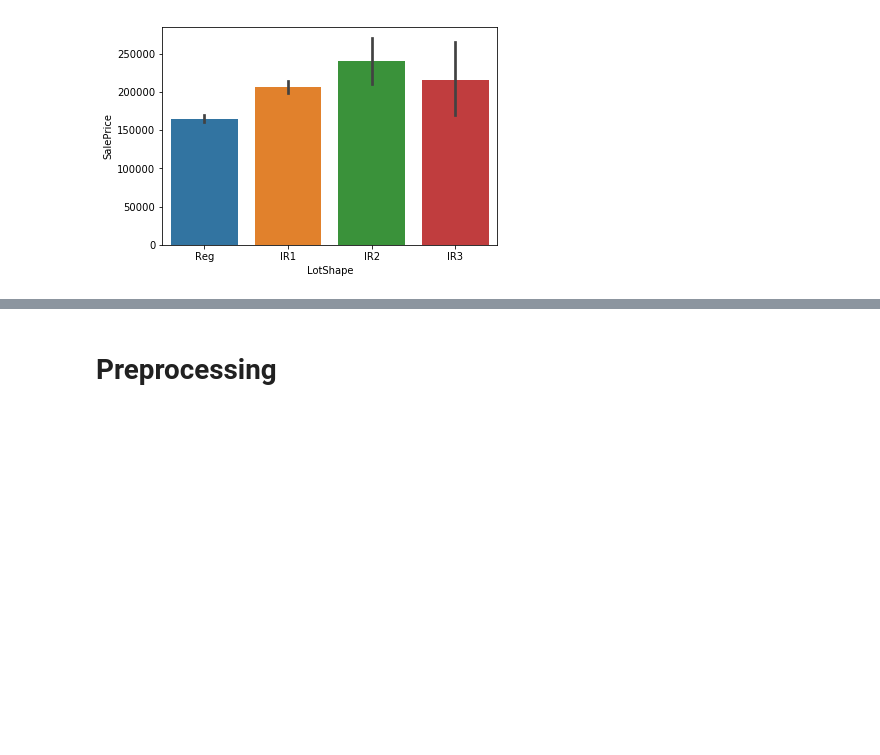
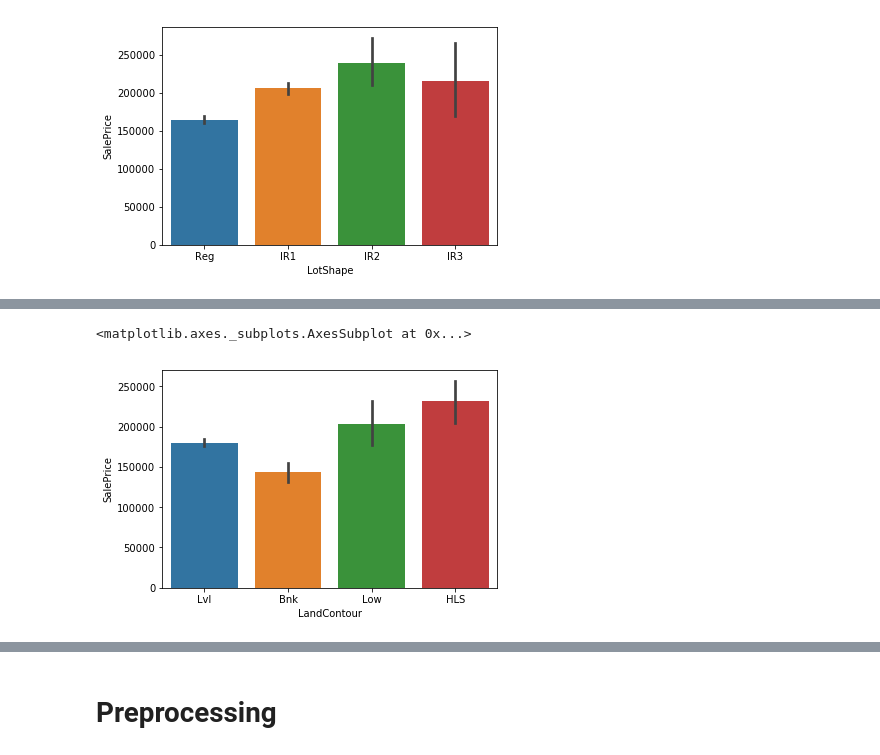
Before and after one commit to rabelais88/machine-learning, a Jupyter notebook: notebooks/house-pricing/house_pricing_prediction.ipynb, the cells around one changed output, grey strips where cells are left out. Saved outputs shown, nothing was run; the diff lists cells and outputs as text; code cells hidden in the pictures; blank space fills up the shorter version.

```diff
--- a/notebooks/house-pricing/house_pricing_prediction.ipynb
+++ b/notebooks/house-pricing/house_pricing_prediction.ipynb
@@ -82,0 +92,6 @@ sns.barplot(data=train, x="LotShape", y="SalePrice")
+# %%
+# useless
+sns.barplot(data=train, x="LandContour", y="SalePrice")
+# %% [output]
+<matplotlib.axes._subplots.AxesSubplot at 0x...>
+[figure, added]
```
Also changed, not shown: parts of 23 cells of this notebook, 1 other file.
